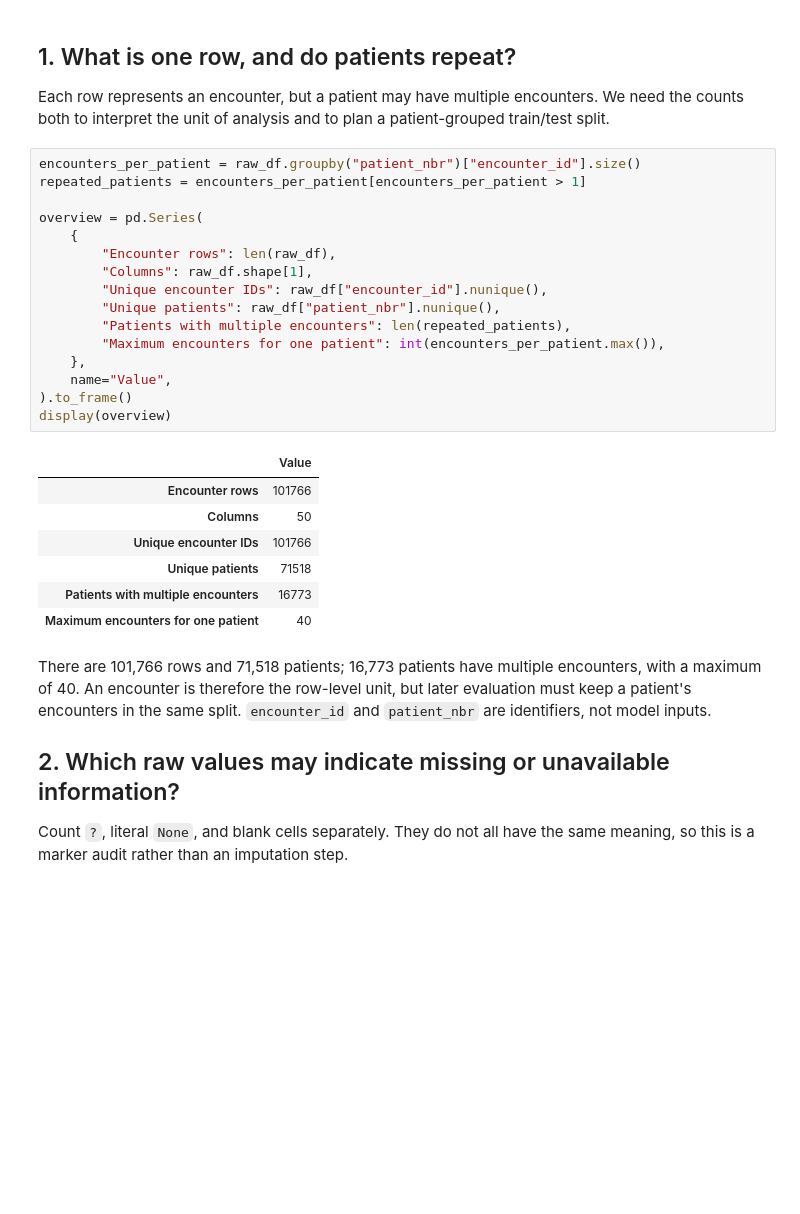
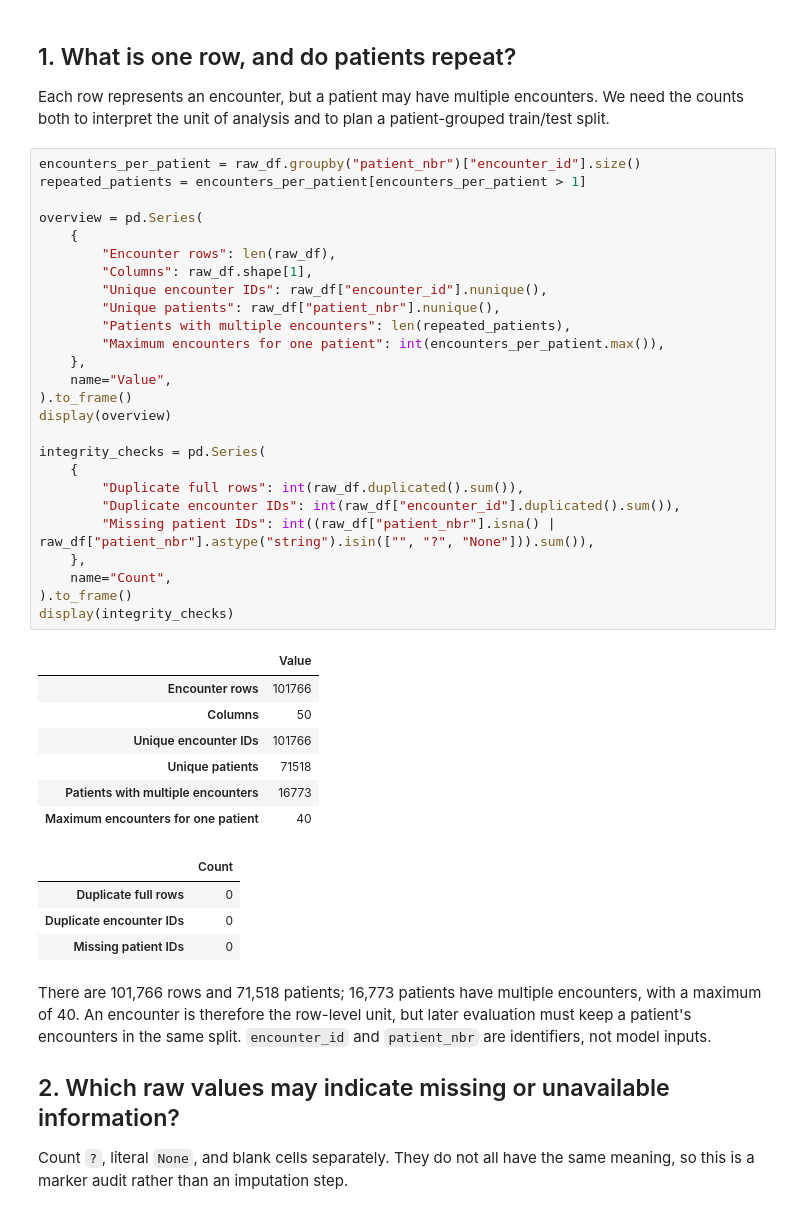
Before and after one commit to diallothierno0223/ml_project_esilv, a Jupyter notebook: src/ml_project_esilv/ML_project.ipynb, the cells around one changed output. Saved outputs shown, nothing was run; the diff lists cells and outputs as text; blank space fills up the shorter version.

```diff
--- a/src/ml_project_esilv/ML_project.ipynb
+++ b/src/ml_project_esilv/ML_project.ipynb
@@ -51,27 +55,41 @@ Each row represents an encounter, but a patient may have multiple encounters. We
 # %%
 encounters_per_patient = raw_df.groupby("patient_nbr")["encounter_id"].size()
 repeated_patients = encounters_per_patient[encounters_per_patient > 1]
 
 overview = pd.Series(
     {
         "Encounter rows": len(raw_df),
         "Columns": raw_df.shape[1],
         "Unique encounter IDs": raw_df["encounter_id"].nunique(),
         "Unique patients": raw_df["patient_nbr"].nunique(),
         "Patients with multiple encounters": len(repeated_patients),
         "Maximum encounters for one patient": int(encounters_per_patient.max()),
     },
     name="Value",
 ).to_frame()
 display(overview)
+
+integrity_checks = pd.Series(
+    {
+        "Duplicate full rows": int(raw_df.duplicated().sum()),
+        "Duplicate encounter IDs": int(raw_df["encounter_id"].duplicated().sum()),
+        "Missing patient IDs": int((raw_df["patient_nbr"].isna() | raw_df["patient_nbr"].astype("string").isin(["", "?", "None"])).sum()),
+    },
+    name="Count",
+).to_frame()
+display(integrity_checks)
 # %% [output]
 |  | Value |
 | Encounter rows | 101766 |
 | Columns | 50 |
 | Unique encounter IDs | 101766 |
 | Unique patients | 71518 |
 | Patients with multiple encounters | 16773 |
 | Maximum encounters for one patient | 40 |
+|  | Count |
+| Duplicate full rows | 0 |
+| Duplicate encounter IDs | 0 |
+| Missing patient IDs | 0 |
 # %% [markdown]
 There are 101,766 rows and 71,518 patients; 16,773 patients have multiple encounters, with a maximum of 40. An encounter is therefore the row-level unit, but later evaluation must keep a patient's encounters in the same split. `encounter_id` and `patient_nbr` are identifiers, not model inputs.
 
```
Also changed, not shown: parts of 15 cells of this notebook.
